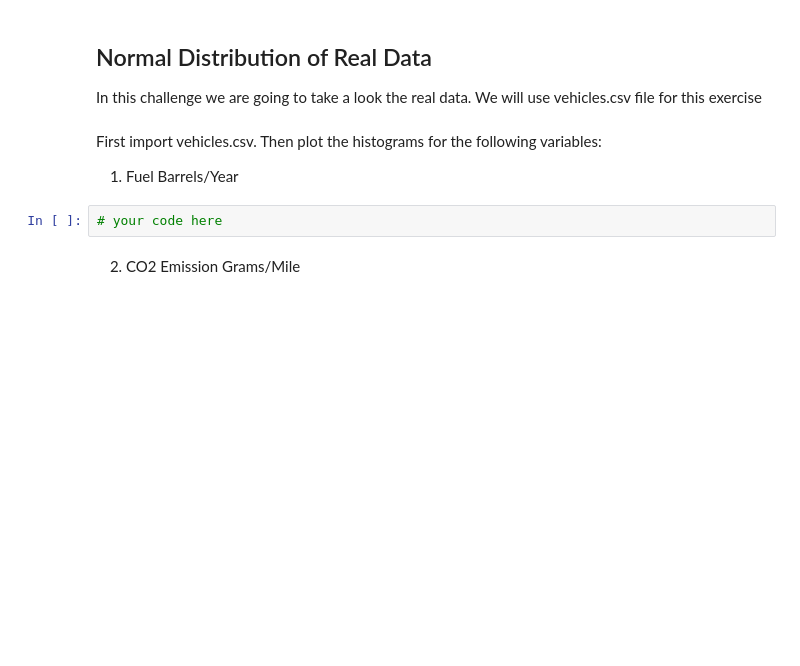
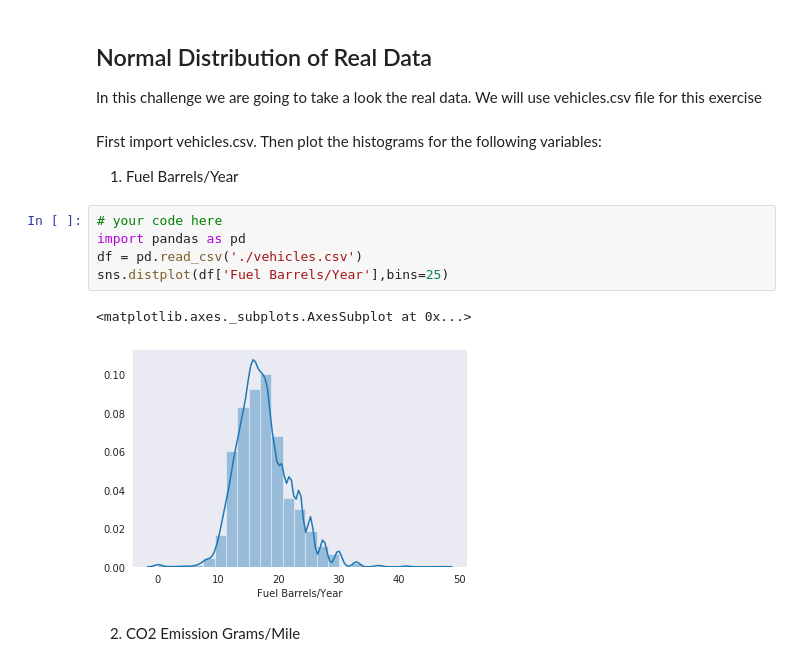
Before and after one commit to ironhack-datalabs/datamad1019, a Jupyter notebook: module-2/lab-continuous-probability-distribution/your-code/main.ipynb, the cells around one changed output. Saved outputs shown, nothing was run; the diff lists cells and outputs as text; blank space fills up the shorter version.

```diff
--- a/module-2/lab-continuous-probability-distribution/your-code/main.ipynb
+++ b/module-2/lab-continuous-probability-distribution/your-code/main.ipynb
@@ -100,8 +114,14 @@ First import vehicles.csv.
 Then plot the histograms for the following variables:
 
 1. Fuel Barrels/Year
-# %%
-# your code here
+# %%
+# your code here
+import pandas as pd
+df = pd.read_csv('./vehicles.csv')
+sns.distplot(df['Fuel Barrels/Year'],bins=25)
+# %% [output]
+<matplotlib.axes._subplots.AxesSubplot at 0x...>
+[figure, added]
 # %% [markdown]
 2. CO2 Emission Grams/Mile
 # %%
```
Also changed, not shown: parts of 15 cells of this notebook.
